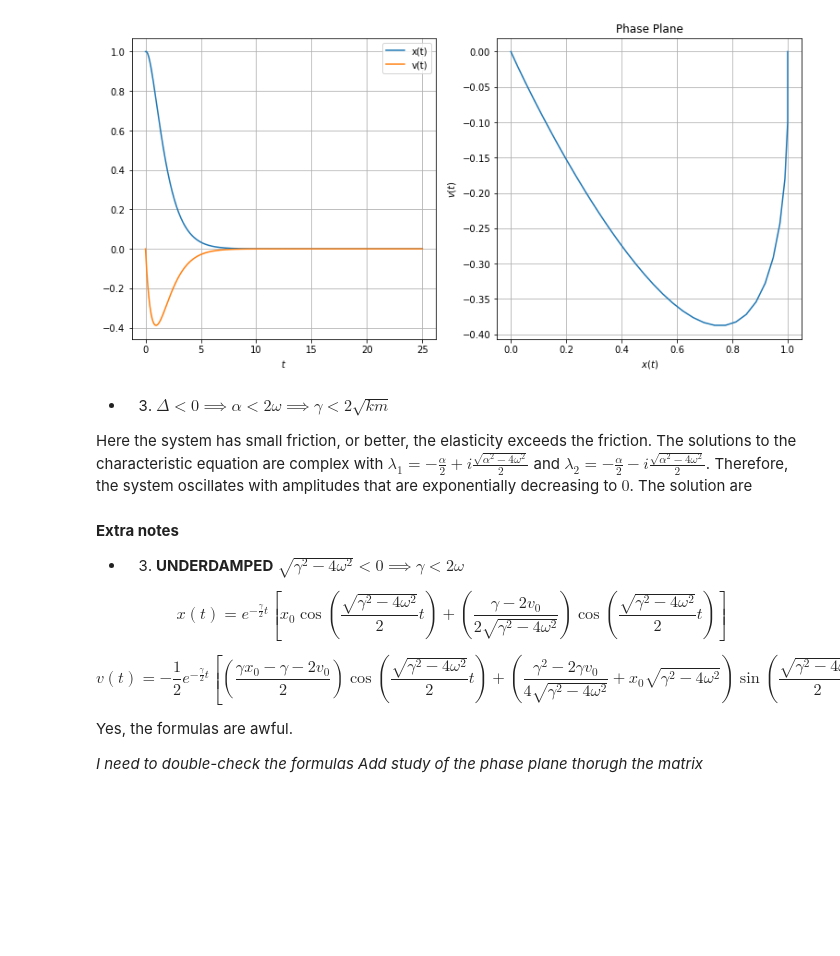
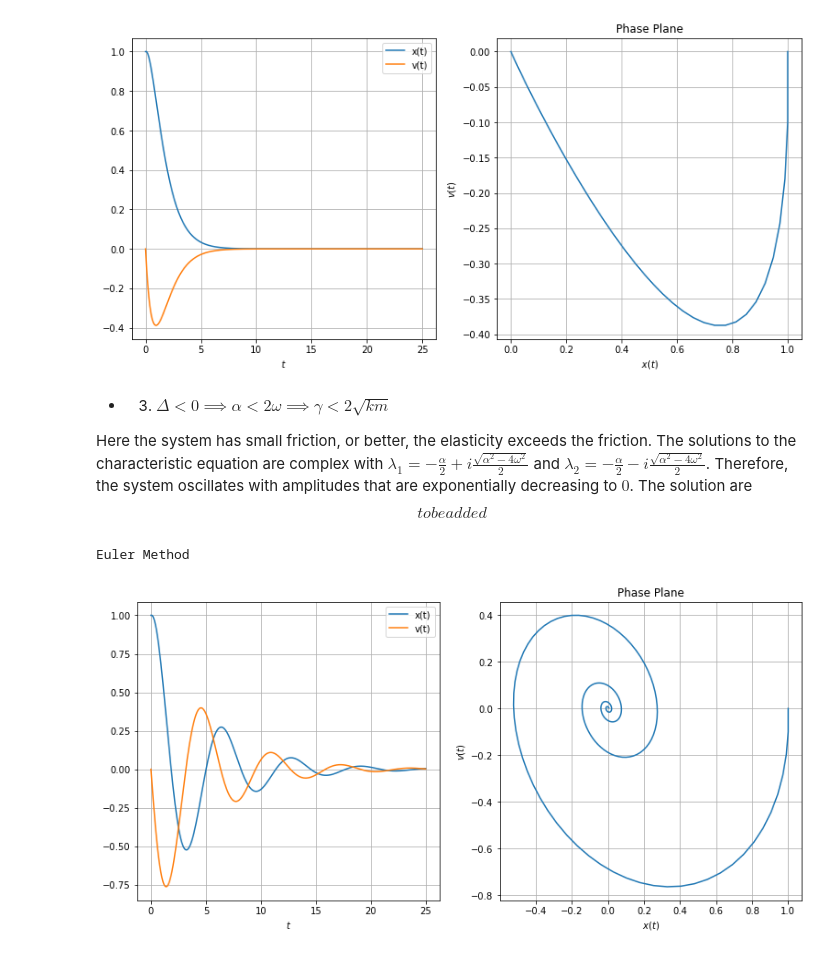
Before and after one commit to sandromikautadze/ode-solver, a Jupyter notebook: applications/oscillations.ipynb, the cells around one changed output. Cells and saved outputs as stored; diff of their text form; code cells hidden in the pictures; blank space fills up the shorter version.

Commit message:
Add files via upload
Added graph for underdamped

```diff
--- a/applications/oscillations.ipynb
+++ b/applications/oscillations.ipynb
@@ -298,18 +298,28 @@ Euler Method
 * 3) $\Delta < 0 \implies \alpha < 2\omega \implies \gamma < 2\sqrt{km}$
 
 Here the system has small friction, or better, the elasticity exceeds the friction. The solutions to the characteristic equation are complex with $\lambda_1 = -\frac{\alpha}{2} + i\frac{\sqrt{\alpha^2 - 4\omega^2}}{2}$ and $\lambda_2 = -\frac{\alpha}{2} - i\frac{\sqrt{\alpha^2 - 4\omega^2}}{2}$. Therefore, the system oscillates with amplitudes that are exponentially decreasing to $0$. The solution are
+$$
+to be added
+$$
-# %% [markdown]
-**Extra notes**
-
-* 3) **UNDERDAMPED** $\sqrt{\gamma^2 - 4\omega^2} < 0 \implies \gamma < 2\omega$
-
-
-
-$$x(t) = e^{-\frac{\gamma}{2}t} \left[ x_0 \cos\left(\frac{\sqrt{\gamma^2 - 4\omega^2}}{2}t\right) + \left(\frac{\gamma - 2v_0}{2\sqrt{\gamma^2 - 4\omega^2}}\right)\cos\left(\frac{\sqrt{\gamma^2 - 4\omega^2}}{2}t\right)\right] $$
-
-$$v(t) = -\frac{1}{2}e^{-\frac{\gamma}{2}t} \left[ \left(\frac{\gamma x_0 - \gamma -2v_0}{2}\right)\cos\left(\frac{\sqrt{\gamma^2 - 4\omega^2}}{2}t\right) + \left(\frac{\gamma^2 - 2\gamma v_0}{4\sqrt{\gamma^2 - 4\omega^2}} + x_0\sqrt{\gamma^2 - 4\omega^2} \right) \sin\left(\frac{\sqrt{\gamma^2 - 4\omega^2}}{2}t\right)\right]$$
-
-Yes, the formulas are awful.
-
-*I need to double-check the formulas*
-*Add study of the phase plane thorugh the matrix*
+# %%
+gamma = 2 * np.sqrt(k * m) - 1.5
+alpha = gamma / m
+omega = np.sqrt(k / m)
+discriminant = np.sqrt(alpha**2 - (4 * omega**2))
+A = np.array([[0, 1],[-(omega**2), -alpha]])
+b = np.array([[x0], [v0]])
+t0 = 0
+h = 0.1
+
+# correct solution to be added
+
+# euler
+time, approx = euler(A, b, T, t0, h)
+x_approx = approx[0]
+v_approx = approx[1]
+
+print("Euler Method")
+plot(time, x_approx, v_approx)
+# %% [output]
+Euler Method
+[figure, added]
```
